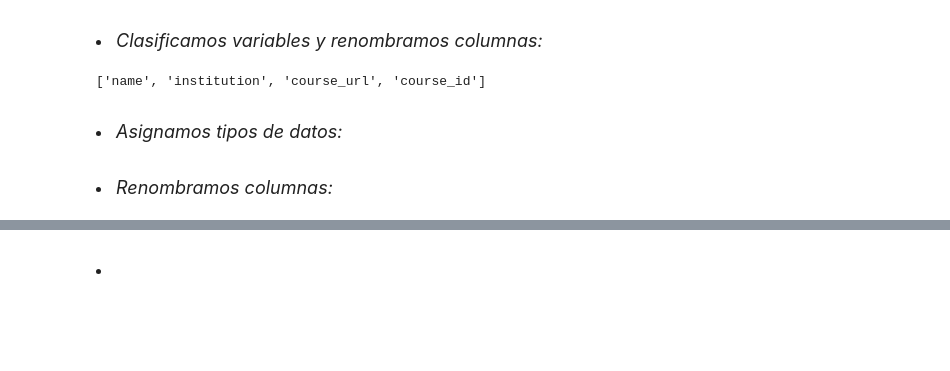
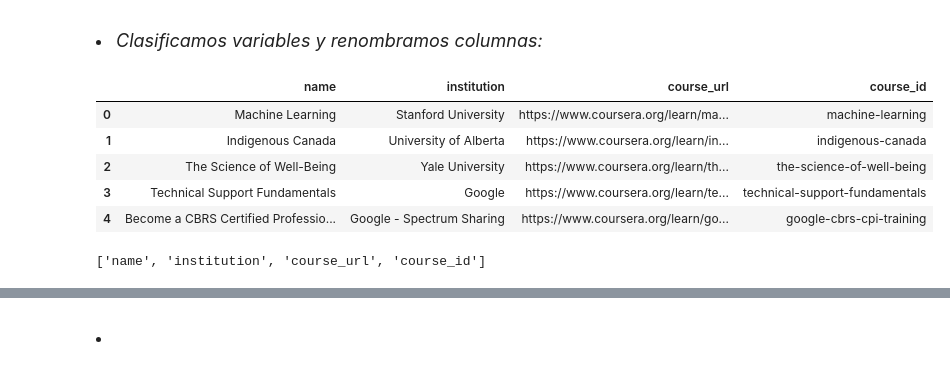
Before and after one commit to fran-as/MOOCs_BA, a Jupyter notebook: EDA_Coursera_courses.ipynb, the cells around one changed output, grey strips where cells are left out. Cells and saved outputs as stored; diff of their text form; code cells hidden in the pictures; blank space fills up the shorter version.

```diff
--- a/EDA_Coursera_courses.ipynb
+++ b/EDA_Coursera_courses.ipynb
@@ -182,11 +337,18 @@ memory usage: 19.6+ KB
 <font size="4"><li><left><i>No se identifican valores null en este dataset.</i></left></font><br>
 # %% [markdown]
 <font size="4"><li><left><i>Clasificamos variables y renombramos columnas:</i></left></font>
+# %%
+Coursera_courses.head()
+# %% [output]
+|  | name | institution | course_url | course_id |
+| 0 | Machine Learning | Stanford University | https://www.coursera.org/learn/ma... | machine-learning |
+| 1 | Indigenous Canada | University of Alberta | https://www.coursera.org/learn/in... | indigenous-canada |
+| 2 | The Science of Well-Being | Yale University | https://www.coursera.org/learn/th... | the-science-of-well-being |
+| 3 | Technical Support Fundamentals | Google | https://www.coursera.org/learn/te... | technical-support-fundamentals |
+| 4 | Become a CBRS Certified Professio... | Google - Spectrum Sharing | https://www.coursera.org/learn/go... | google-cbrs-cpi-training |
 # %%
 # Obtener lista de columnas
 columnas = eda.get_columnas(Coursera_courses)
 print(columnas)
 # %% [output]
 ['name', 'institution', 'course_url', 'course_id']
-# %% [markdown]
-<font size="4"><li><left><i>Asignamos tipos de datos:</i></left></font>
@@ -209,2 +354,0 @@ eda.set_columns_dtype_category(Coursera_courses,columnas_cat)
-# %% [markdown]
-<font size="4"><li><left><i>Renombramos columnas:</i></left></font>
```
Also changed, not shown: parts of 14 cells of this notebook, 7 other files.
